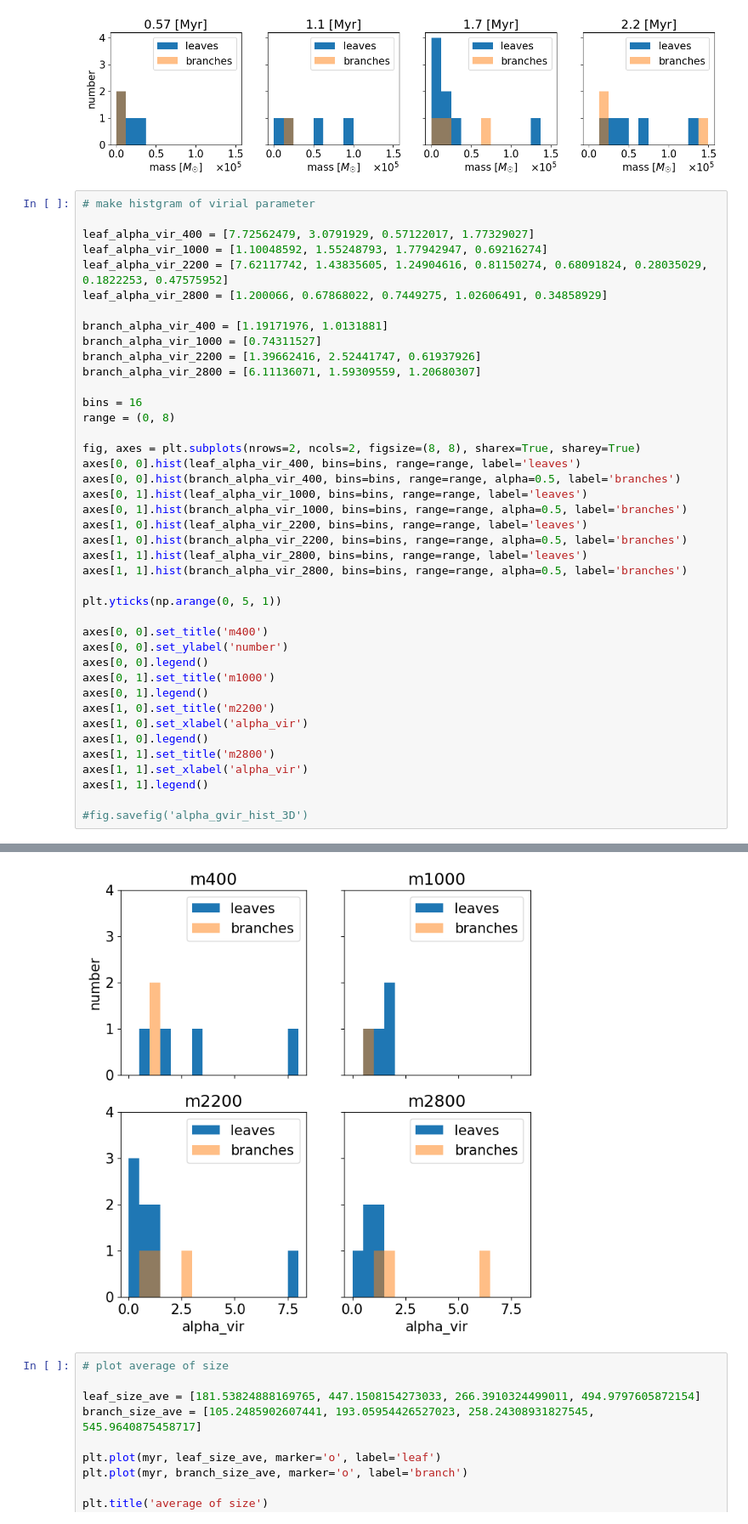
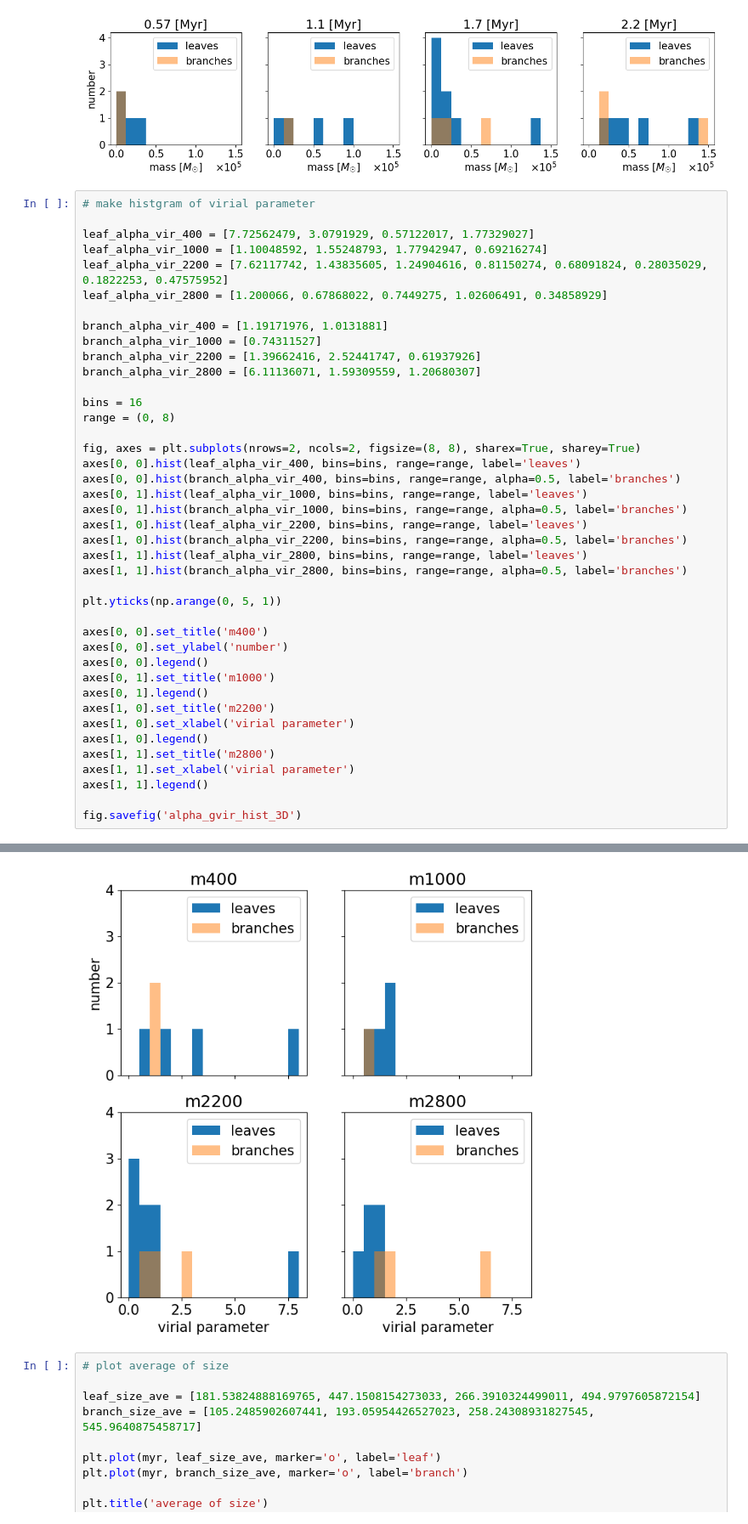
Before and after one commit to kotora260/StarGen, a Jupyter notebook: discuss_3D.ipynb, the cells around one changed output, grey strips where cells are left out. Shown at 85% size. Drawn from its saved outputs; the diff is of its cells as text.

```diff
--- a/discuss_3D.ipynb
+++ b/discuss_3D.ipynb
@@ -157,11 +157,11 @@ axes[0, 0].legend()
 axes[0, 1].set_title('m1000')
 axes[0, 1].legend()
 axes[1, 0].set_title('m2200')
-axes[1, 0].set_xlabel('alpha_vir')
+axes[1, 0].set_xlabel('virial parameter')
 axes[1, 0].legend()
 axes[1, 1].set_title('m2800')
-axes[1, 1].set_xlabel('alpha_vir')
+axes[1, 1].set_xlabel('virial parameter')
 axes[1, 1].legend()
 
-#fig.savefig('alpha_gvir_hist_3D')
+fig.savefig('alpha_gvir_hist_3D')
 # %% [output]
@@ -169,4 +168,4 @@ axes[1, 1].legend()
-[figure, old version]
+[figure, new version]
 # %%
 # plot average of size
 
```
Also changed, not shown: parts of 1 cell of this notebook, 3 other files.
